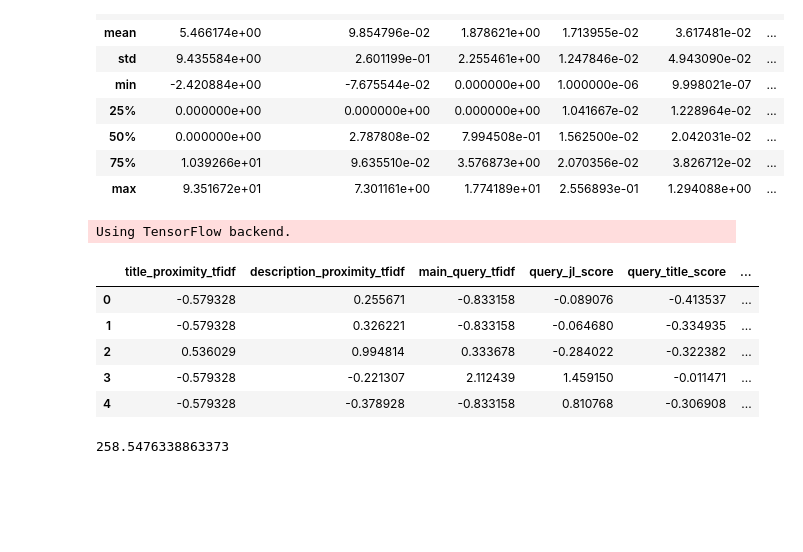
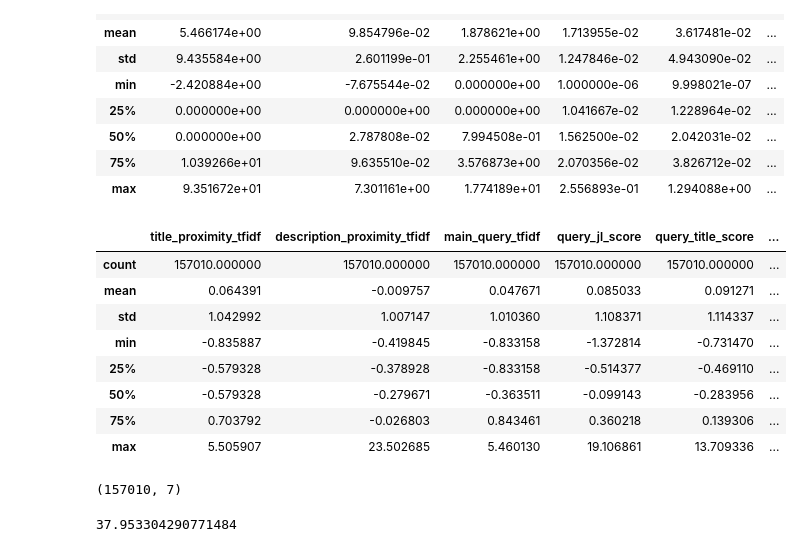
Before and after one commit to jshian/Predict_CTR, a Jupyter notebook: nn.ipynb, the cells around one changed output. Drawn from its saved outputs; the diff is of its cells as text; code cells hidden in the pictures; blank space fills up the shorter version.

Commit message:
test combined-sampling

```diff
--- a/nn.ipynb
+++ b/nn.ipynb
@@ -20,13 +31,9 @@ df.head()
 from sklearn.experimental import enable_iterative_imputer
 from sklearn.impute import IterativeImputer
 
-# drop duplicate
-df.drop_duplicates(inplace=True)  # (len(df)=1112618, len(df[df['apply']==1])=99595), imbalanced
-
 # fill missing values by MICE instead of mean
 #df.fillna(df.mean(), inplace=True)
 x_columns = df.columns
-df = df.copy()
 df = IterativeImputer().fit_transform(df)
 df = pd.DataFrame(df, columns=x_columns)
 
@@ -43,42 +50,50 @@ df.describe()
 | max | 9.351672e+01 | 7.301161e+00 | 1.774189e+01 | 2.556893e-01 | 1.294088e+00 | ... |
 # %%
 from sklearn.model_selection import train_test_split
+from sklearn.preprocessing import StandardScaler
 from imblearn.under_sampling import RandomUnderSampler
-from sklearn.preprocessing import StandardScaler
+# from imblearn.over_sampling import SMOTE
 
 train_x, test_x = train_test_split(df, test_size=0.2, random_state=4211)
 train_y = train_x.pop('apply')
 test_y = test_x.pop('apply')
 
 # Normalisation using the sklearn StandardScaler. Set the mean to 0 and sd to 1.
 scaler = StandardScaler()
 train_x = scaler.fit_transform(train_x)  # fit training set only
 test_x = scaler.transform(test_x)
 
 x_columns = df.drop('apply',axis=1).columns
 train_x = pd.DataFrame(train_x, columns=x_columns)
 test_x = pd.DataFrame(test_x, columns=x_columns)
 
 # undersampling to reduce imbalance
+#train_x, train_y = SMOTE(sampling_strategy=0.2, random_state=0).fit_resample(train_x, train_y)
 train_x, train_y = RandomUnderSampler(random_state=0).fit_resample(train_x, train_y)
 
-train_x.head()
+train_x.describe()
 # %% [output]
-Using TensorFlow backend.
 |  | title_proximity_tfidf | description_proximity_tfidf | main_query_tfidf | query_jl_score | query_title_score | ... |
-| 0 | -0.579328 | 0.255671 | -0.833158 | -0.089076 | -0.413537 | ... |
-| 1 | -0.579328 | 0.326221 | -0.833158 | -0.064680 | -0.334935 | ... |
-| 2 | 0.536029 | 0.994814 | 0.333678 | -0.284022 | -0.322382 | ... |
-| 3 | -0.579328 | -0.221307 | 2.112439 | 1.459150 | -0.011471 | ... |
-| 4 | -0.579328 | -0.378928 | -0.833158 | 0.810768 | -0.306908 | ... |
+| count | 157010.000000 | 157010.000000 | 157010.000000 | 157010.000000 | 157010.000000 | ... |
+| mean | 0.064391 | -0.009757 | 0.047671 | 0.085033 | 0.091271 | ... |
+| std | 1.042992 | 1.007147 | 1.010360 | 1.108371 | 1.114337 | ... |
+| min | -0.835887 | -0.419845 | -0.833158 | -1.372814 | -0.731470 | ... |
+| 25% | -0.579328 | -0.378928 | -0.833158 | -0.514377 | -0.469110 | ... |
+| 50% | -0.579328 | -0.279671 | -0.363511 | -0.099143 | -0.283956 | ... |
+| 75% | 0.703792 | -0.026803 | 0.843461 | 0.360218 | 0.139306 | ... |
+| max | 5.505907 | 23.502685 | 5.460130 | 19.106861 | 13.709336 | ... |
+# %%
+train_x.shape
+# %% [output]
+(157010, 7)
 # %%
-mlp = MLPClassifier(hidden_layer_sizes=(80, 60, ), max_iter=500, learning_rate='adaptive', random_state=4211)
+mlp = MLPClassifier(hidden_layer_sizes=(80, 60, ), learning_rate='adaptive', early_stopping=True, random_state=4211)
 
 start = time.time()
 mlp.fit(train_x, train_y)
 print(time.time()-start)
 # %% [output]
-258.5476338863373
+37.953304290771484
 # %%
 def report(clf):
     pred_y = clf.predict(test_x)
```
Also changed, not shown: parts of 5 cells of this notebook.
